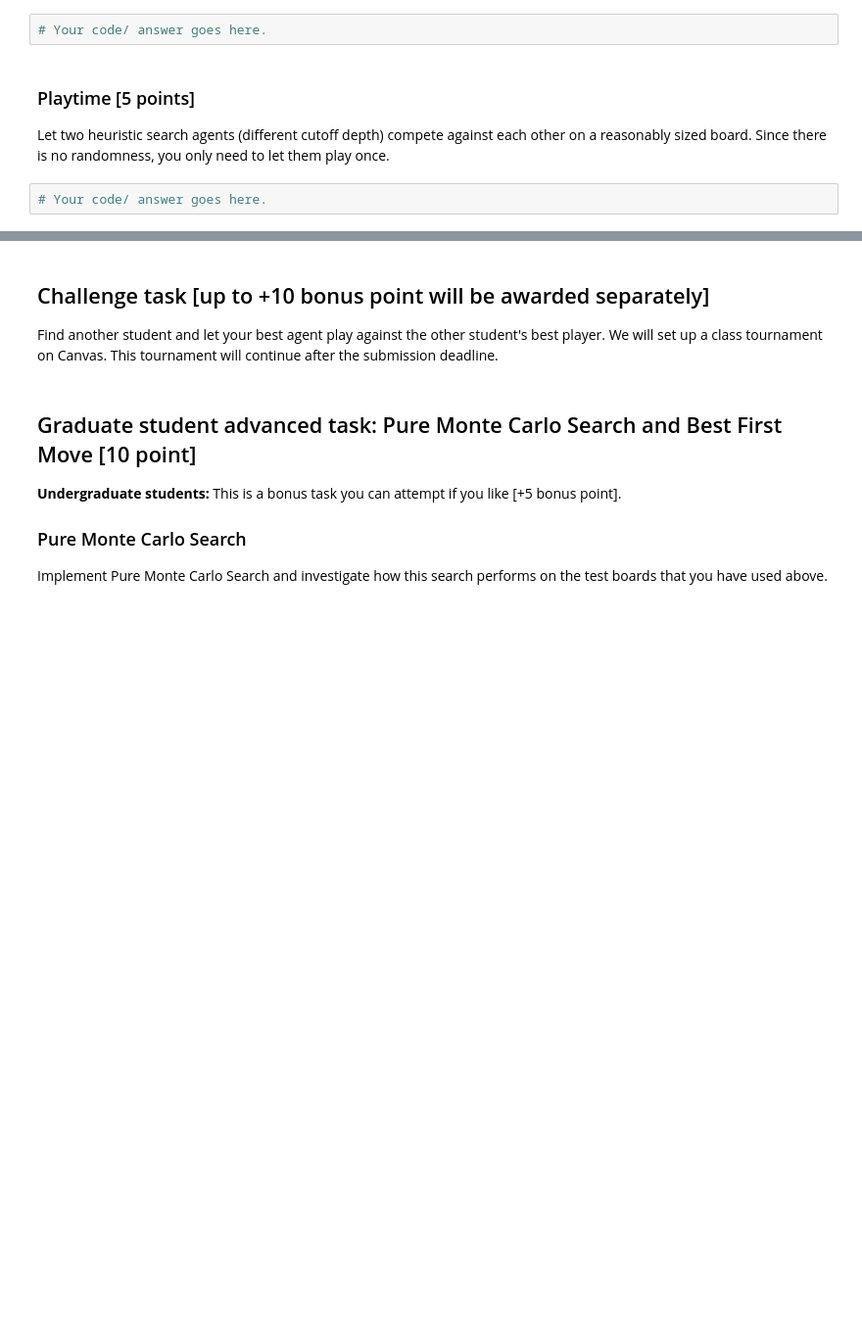
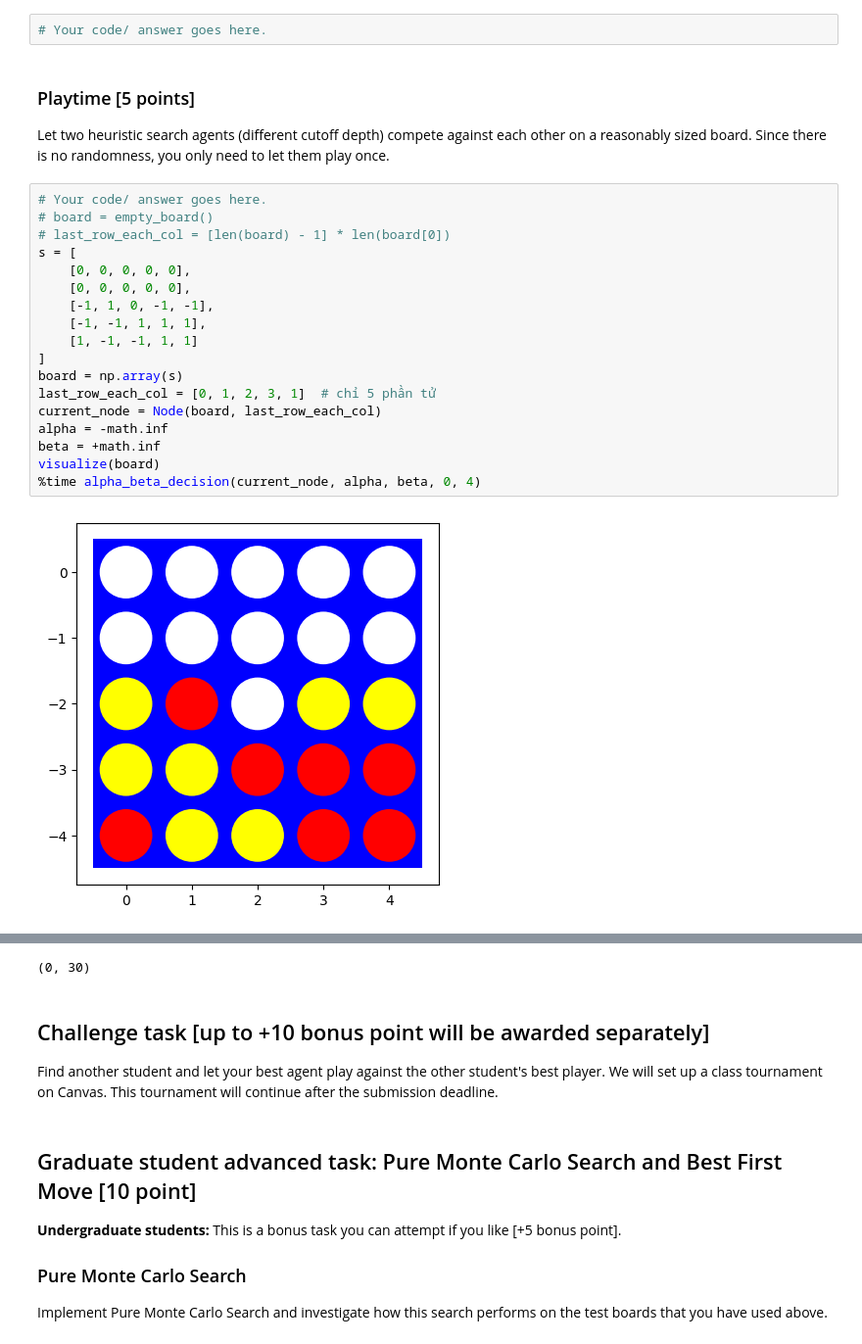
Before and after one commit to LaiTanTai/CSTTNT_NC, a Jupyter notebook: lab04/assignment_connect4.ipynb, the cells around one changed output, grey strips where cells are left out. Shown at 98% size. Drawn from its saved outputs; the diff is of its cells as text; blank space fills up the shorter version.

```diff
--- a/lab04/assignment_connect4.ipynb
+++ b/lab04/assignment_connect4.ipynb
@@ -444,5 +782,23 @@ How long does it take to make a move? Start with a smaller board with 4 columns
 ### Playtime [5 points]
 
 Let two heuristic search agents (different cutoff depth) compete against each other on a reasonably sized board. Since there is no randomness, you only need to let them play once.
-# %%
-# Your code/ answer goes here.
+# %%
+# Your code/ answer goes here.
+# board = empty_board()
+# last_row_each_col = [len(board) - 1] * len(board[0])
+s = [
+    [0, 0, 0, 0, 0],
+    [0, 0, 0, 0, 0],
+    [-1, 1, 0, -1, -1],
+    [-1, -1, 1, 1, 1],
+    [1, -1, -1, 1, 1]
+]
+board = np.array(s)
+last_row_each_col = [0, 1, 2, 3, 1]  # chỉ 5 phần tử
+current_node = Node(board, last_row_each_col)
+alpha = -math.inf
+beta = +math.inf
+visualize(board)
+%time alpha_beta_decision(current_node, alpha, beta, 0, 4)
+# %% [output]
+[figure, added]
@@ -449,3 +807,4 @@ Let two heuristic search agents (different cutoff depth) compete against each ot
+(0, 30)
 # %% [markdown]
 ## Challenge task [up to +10 bonus point will be awarded separately]
 
```
Also changed, not shown: parts of 8 cells of this notebook.
